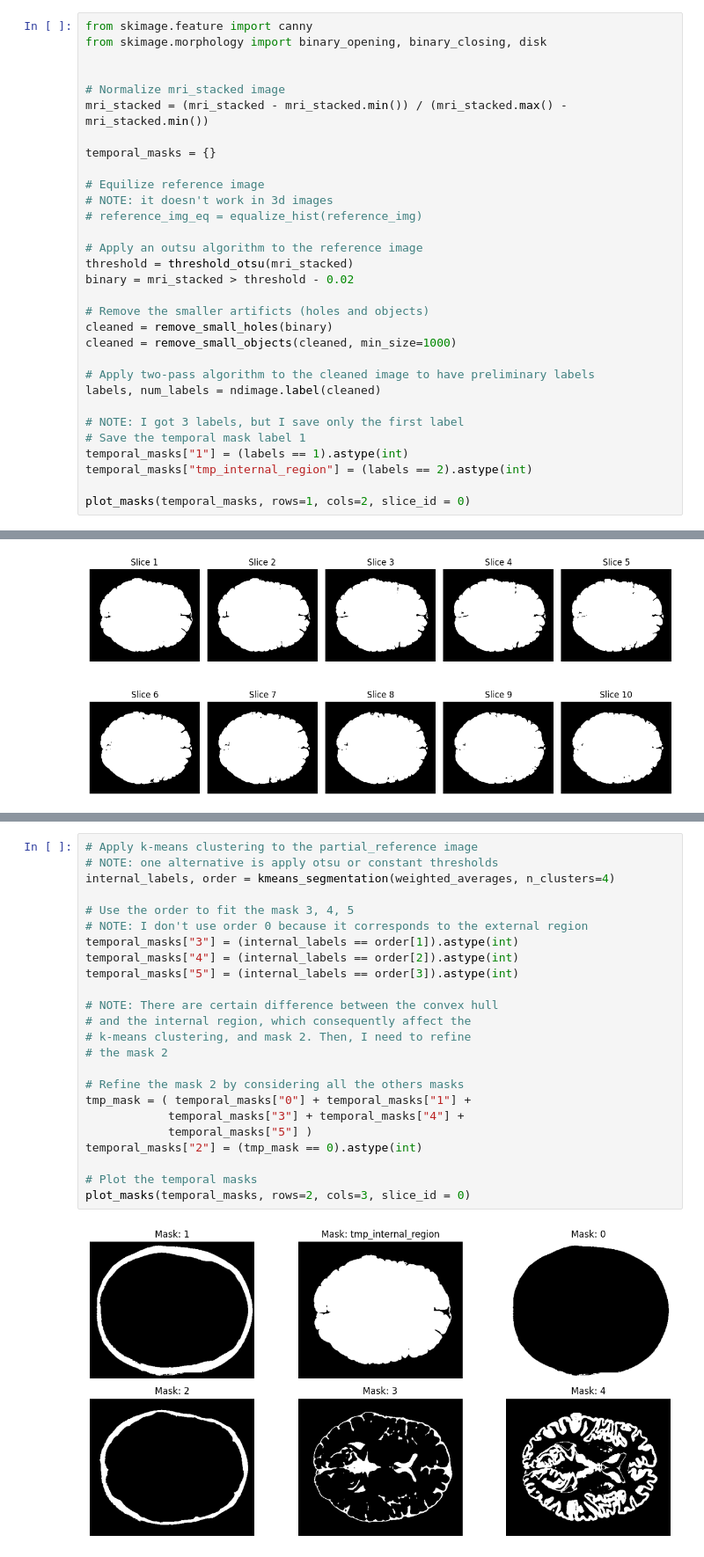
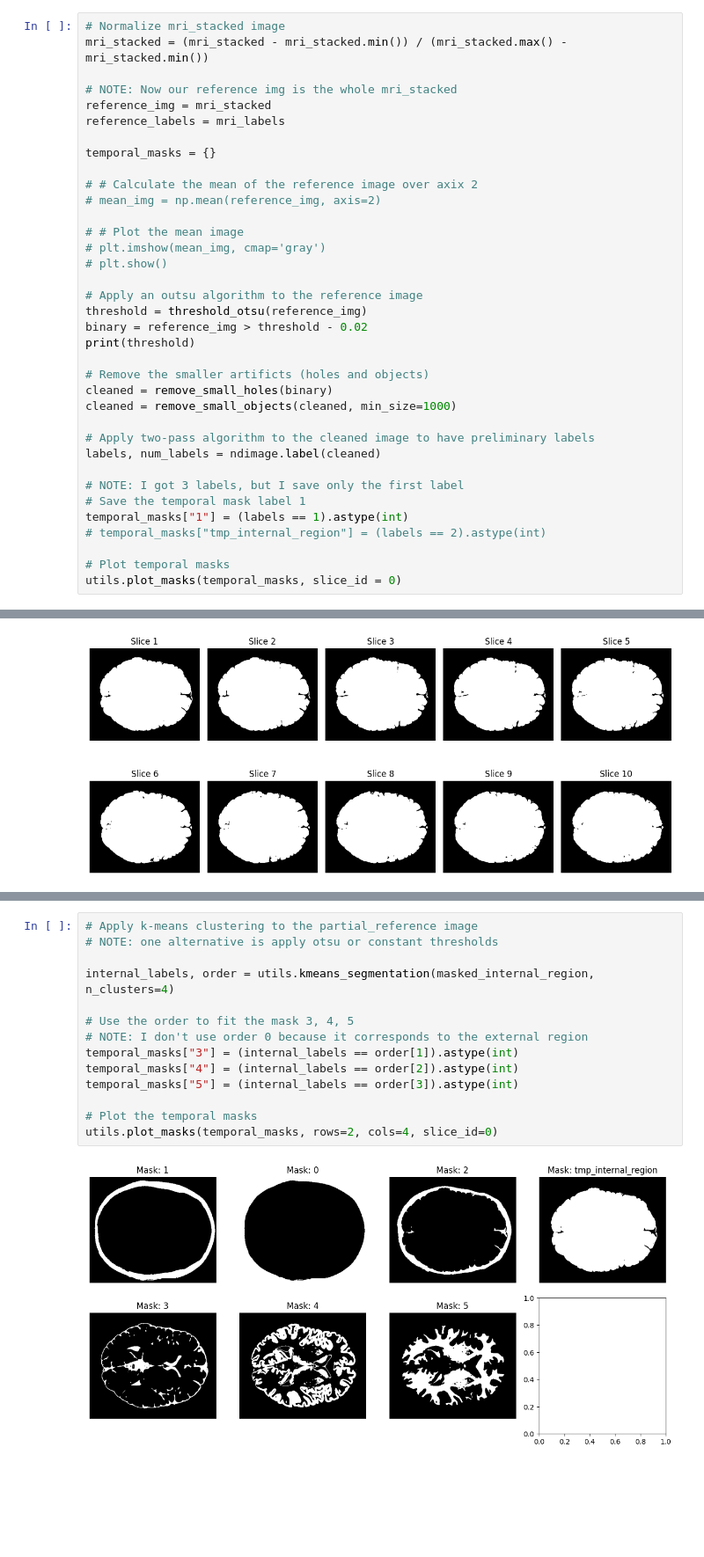
Before and after one commit to ZosoV/mri_segmentation, a Jupyter notebook: 3d_experiment_03.ipynb, the cells around one changed output, grey strips where cells are left out. Shown at 88% size. Drawn from its saved outputs; the diff is of its cells as text; blank space fills up the shorter version.

```diff
--- a/3d_experiment_03.ipynb
+++ b/3d_experiment_03.ipynb
@@ -292,20 +120,24 @@ def calculate_metrics(reference_labels, segmented_labels, experiment_name = None
 # %%
-from skimage.feature import canny
-from skimage.morphology import binary_opening, binary_closing, disk
-
-
 # Normalize mri_stacked image
 mri_stacked = (mri_stacked - mri_stacked.min()) / (mri_stacked.max() - mri_stacked.min())
 
+# NOTE: Now our reference img is the whole mri_stacked
+reference_img = mri_stacked
+reference_labels = mri_labels
+
 temporal_masks = {}
 
-# Equilize reference image
-# NOTE: it doesn't work in 3d images
-# reference_img_eq = equalize_hist(reference_img)
+# # Calculate the mean of the reference image over axix 2
+# mean_img = np.mean(reference_img, axis=2)
+
+# # Plot the mean image
+# plt.imshow(mean_img, cmap='gray')
+# plt.show()
 
 # Apply an outsu algorithm to the reference image
-threshold = threshold_otsu(mri_stacked)
-binary = mri_stacked > threshold - 0.02
+threshold = threshold_otsu(reference_img)
+binary = reference_img > threshold - 0.02
+print(threshold)
 
 # Remove the smaller artificts (holes and objects)
 cleaned = remove_small_holes(binary)
@@ -317,7 +149,8 @@ labels, num_labels = ndimage.label(cleaned)
 # NOTE: I got 3 labels, but I save only the first label
 # Save the temporal mask label 1
 temporal_masks["1"] = (labels == 1).astype(int)
-temporal_masks["tmp_internal_region"] = (labels == 2).astype(int)
+# temporal_masks["tmp_internal_region"] = (labels == 2).astype(int)
 
-plot_masks(temporal_masks, rows=1, cols=2, slice_id = 0)
+# Plot temporal masks
+utils.plot_masks(temporal_masks, slice_id = 0)
 # %% [output]
@@ -450,26 +238,16 @@ for i in range(0, 10, 3):
 # %%
 # Apply k-means clustering to the partial_reference image
 # NOTE: one alternative is apply otsu or constant thresholds
-internal_labels, order = kmeans_segmentation(weighted_averages, n_clusters=4)
+
+internal_labels, order = utils.kmeans_segmentation(masked_internal_region, n_clusters=4)
 
 # Use the order to fit the mask 3, 4, 5
 # NOTE: I don't use order 0 because it corresponds to the external region
 temporal_masks["3"] = (internal_labels == order[1]).astype(int)
 temporal_masks["4"] = (internal_labels == order[2]).astype(int)
 temporal_masks["5"] = (internal_labels == order[3]).astype(int)
 
-# NOTE: There are certain difference between the convex hull
-# and the internal region, which consequently affect the
-# k-means clustering, and mask 2. Then, I need to refine
-# the mask 2
-
-# Refine the mask 2 by considering all the others masks
-tmp_mask = ( temporal_masks["0"] + temporal_masks["1"] +
-            temporal_masks["3"] + temporal_masks["4"] +
-            temporal_masks["5"] )
-temporal_masks["2"] = (tmp_mask == 0).astype(int)
-
 # Plot the temporal masks
-plot_masks(temporal_masks, rows=2, cols=3, slice_id = 0)
+utils.plot_masks(temporal_masks, rows=2, cols=4, slice_id=0)
 # %% [output]
-[figure, old version]
+[figure, new version]
```
Also changed, not shown: parts of 38 cells of this notebook, 7 other files.
